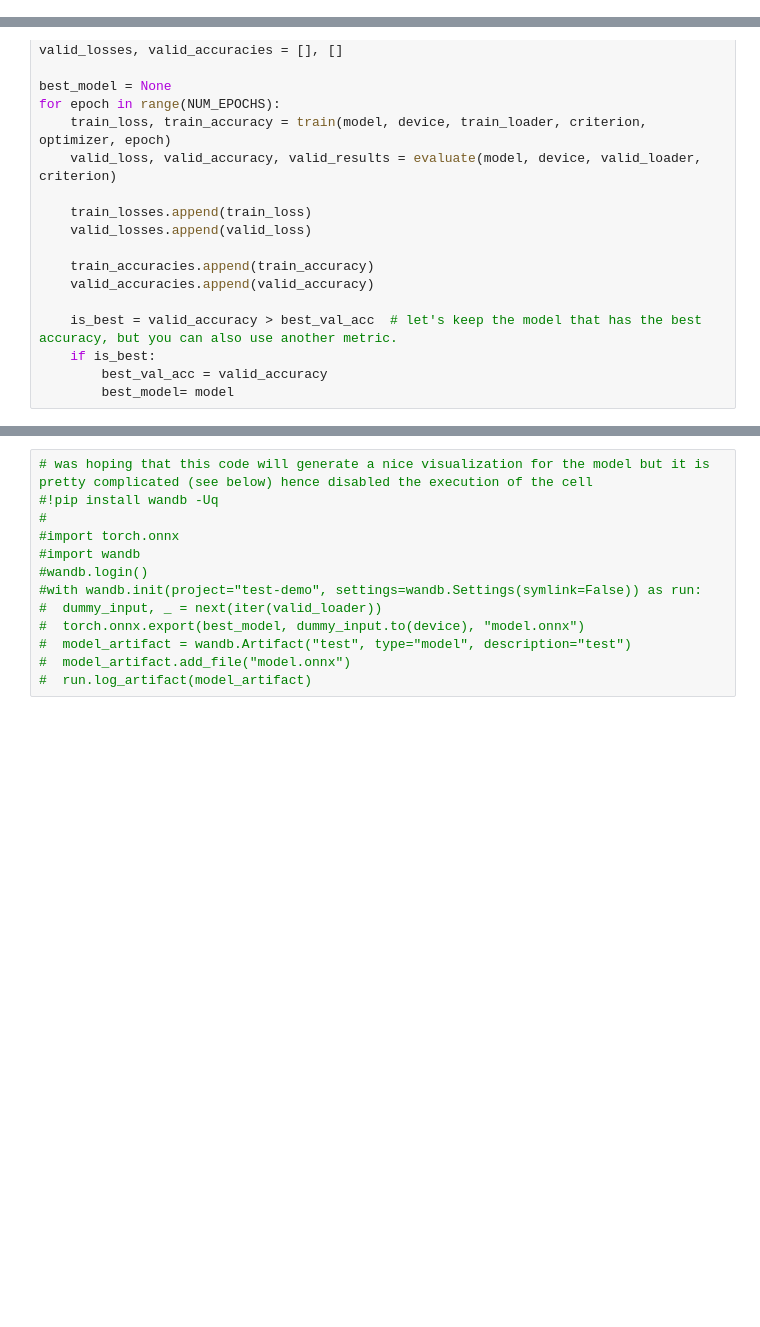
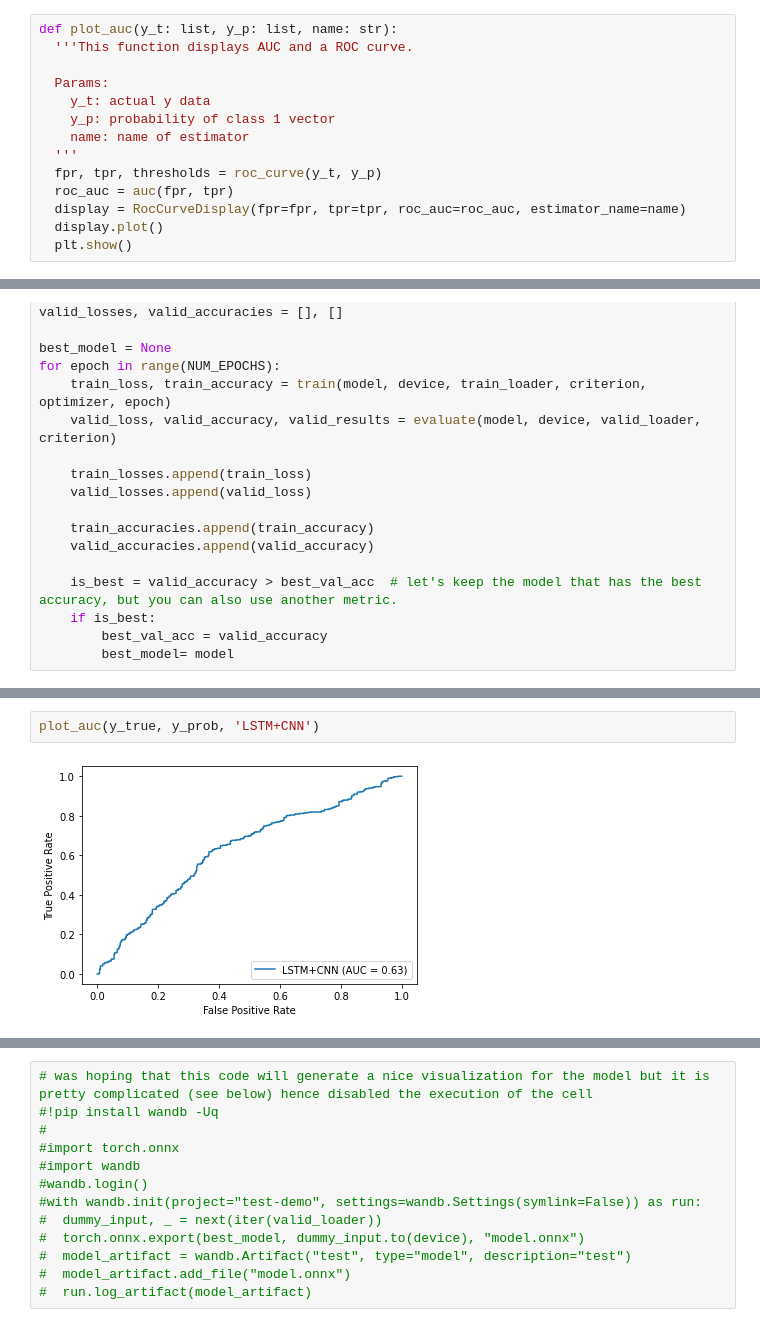
Before and after one commit to kayserim/prj_id, a Jupyter notebook: train_and_evaluate.ipynb, the cells around one changed output, grey strips where cells are left out. Cells and saved outputs as stored; diff of their text form; blank space fills up the shorter version.

```diff
--- a/train_and_evaluate.ipynb
+++ b/train_and_evaluate.ipynb
@@ -51,3 +54,17 @@ USE_CUDA = True  # Set 'True' if you want to use GPU
 NUM_WORKERS = 0  # Number of threads used by DataLoader. You can adjust this according to your machine spec.
 
 HOURS_LIMIT = 48
+# %%
+def plot_auc(y_t: list, y_p: list, name: str):
+  '''This function displays AUC and a ROC curve.
+
+  Params:
+    y_t: actual y data
+    y_p: probability of class 1 vector
+    name: name of estimator
+  '''
+  fpr, tpr, thresholds = roc_curve(y_t, y_p)
+  roc_auc = auc(fpr, tpr)
+  display = RocCurveDisplay(fpr=fpr, tpr=tpr, roc_auc=roc_auc, estimator_name=name)
+  display.plot()
+  plt.show()
@@ -122,0 +153,4 @@ test accuracy is: 81.05906324522559
+# %%
+plot_auc(y_true, y_prob, 'LSTM+CNN')
+# %% [output]
+[figure, added]
```
Also changed, not shown: parts of 5 cells of this notebook.
